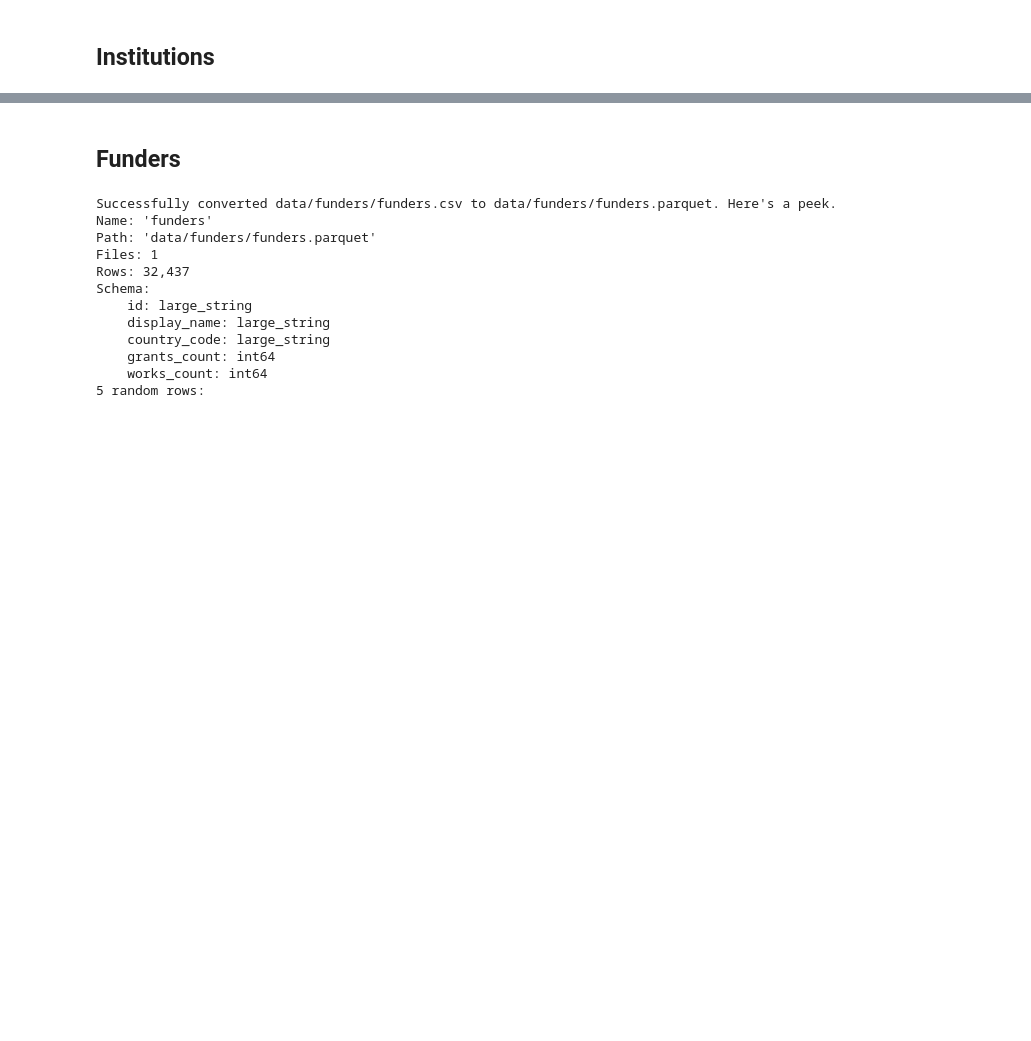
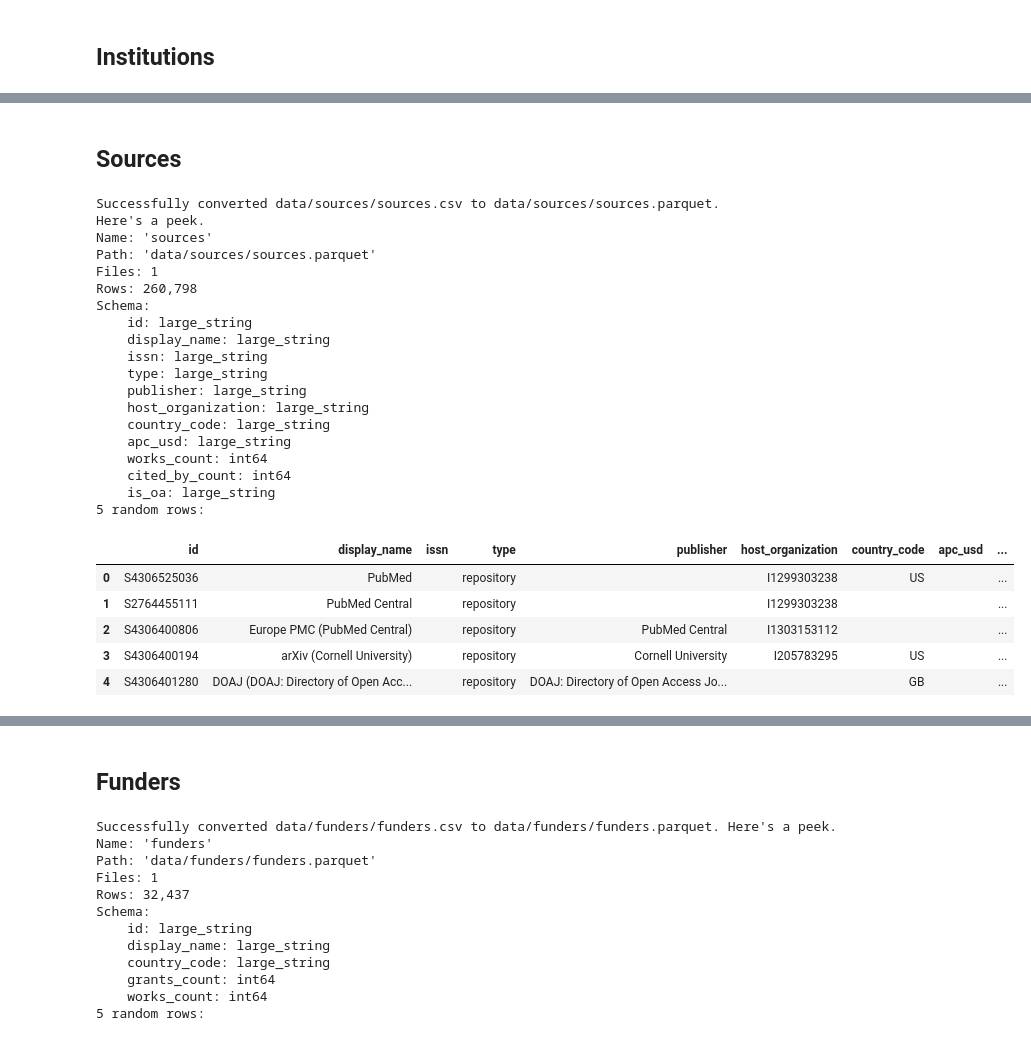
Before and after one commit to gabriele-di-bona/OpenAlex-Dataset-Creation, a Jupyter notebook: notebooks/aux_convert_csv2parquet.ipynb, the cells around one changed output, grey strips where cells are left out. Cells and saved outputs as stored; diff of their text form; code cells hidden in the pictures; blank space fills up the shorter version.

Commit message:
added sources and publishers

```diff
--- a/notebooks/aux_convert_csv2parquet.ipynb
+++ b/notebooks/aux_convert_csv2parquet.ipynb
@@ -100,0 +103,33 @@ Schema:
+# %% [markdown]
+## Sources
+# %%
+csv_file_path = "data/sources/sources.csv"
+parquet_file_path = "data/sources/sources.parquet"
+
+convert_csv2parquet(csv_file_path, parquet_file_path, sort_by = "works_count", separator = ';')
+# %% [output]
+Successfully converted data/sources/sources.csv to data/sources/sources.parquet.
+Here's a peek.
+Name: 'sources'
+Path: 'data/sources/sources.parquet'
+Files: 1
+Rows: 260,798
+Schema:
+    id: large_string
+    display_name: large_string
+    issn: large_string
+    type: large_string
+    publisher: large_string
+    host_organization: large_string
+    country_code: large_string
+    apc_usd: large_string
+    works_count: int64
+    cited_by_count: int64
+    is_oa: large_string
+5 random rows:
+|  | id | display_name | issn | type | publisher | host_organization | country_code | apc_usd | ... |
+| 0 | S4306525036 | PubMed |  | repository |  | I1299303238 | US |  | ... |
+| 1 | S2764455111 | PubMed Central |  | repository |  | I1299303238 |  |  | ... |
+| 2 | S4306400806 | Europe PMC (PubMed Central) |  | repository | PubMed Central | I1303153112 |  |  | ... |
+| 3 | S4306400194 | arXiv (Cornell University) |  | repository | Cornell University | I205783295 | US |  | ... |
+| 4 | S4306401280 | DOAJ (DOAJ: Directory of Open Acc... |  | repository | DOAJ: Directory of Open Access Jo... |  | GB |  | ... |
```
Also changed, not shown: parts of 3 cells of this notebook, 3 other files.
